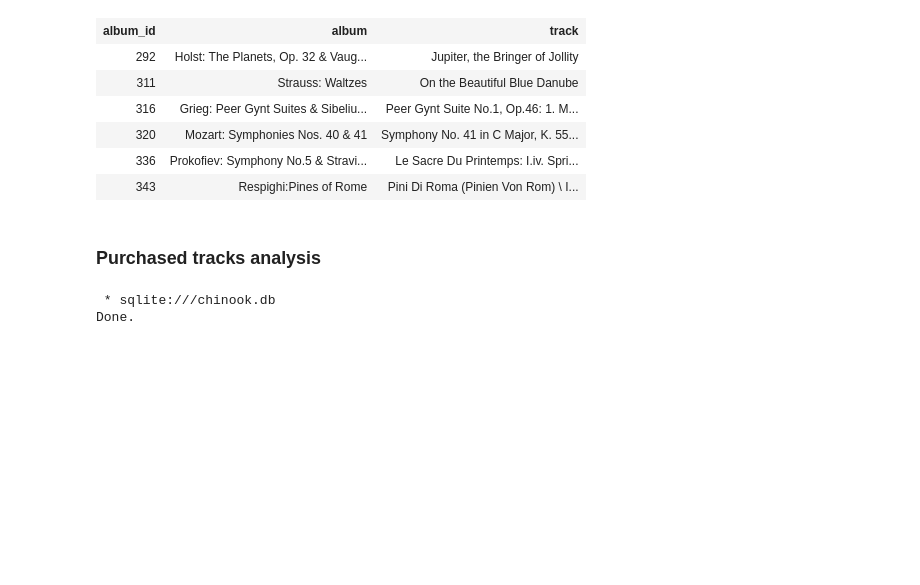
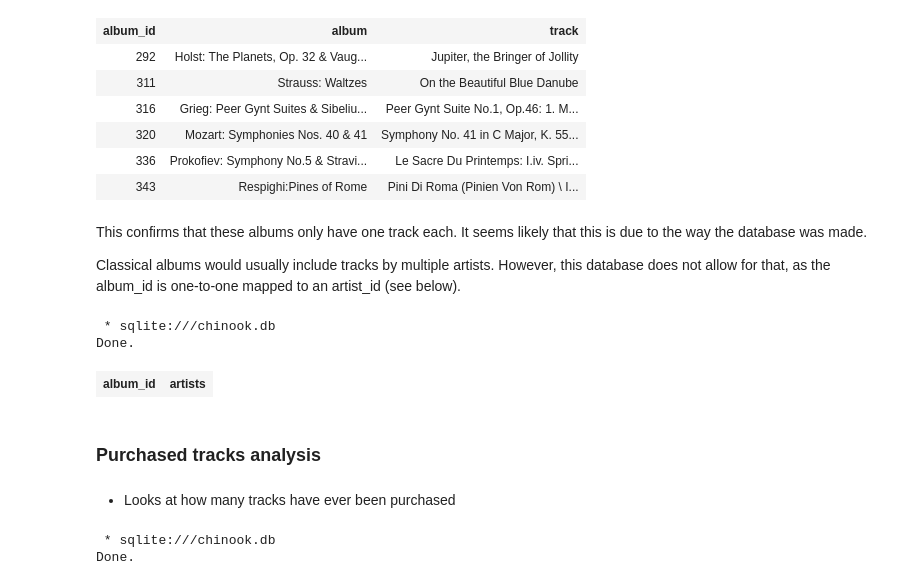
Before and after one commit to BtBully/SQL, a Jupyter notebook: Chinook SQL book.ipynb, the cells around one changed output. Drawn from its saved outputs; the diff is of its cells as text; code cells hidden in the pictures; blank space fills up the shorter version.

```diff
--- a/Chinook SQL book.ipynb
+++ b/Chinook SQL book.ipynb
@@ -395,8 +424,29 @@ Done.
 | 320 | Mozart: Symphonies Nos. 40 & 41 | Symphony No. 41 in C Major, K. 55... |
 | 336 | Prokofiev: Symphony No.5 & Stravi... | Le Sacre Du Printemps: I.iv. Spri... |
 | 343 | Respighi:Pines of Rome | Pini Di Roma (Pinien Von Rom) \ I... |
+# %% [markdown]
+This confirms that these albums only have one track each. It seems likely that this is due to the way the database was made.
+
+Classical albums would usually include tracks by multiple artists. However, this database does not allow for that, as the album_id is one-to-one mapped to an artist_id (see below).
+# %%
+%%sql
+
+-- # Checks for any albums with more than one artist
+
+SELECT
+    album_id,
+    COUNT(artist_id) AS artists
+FROM album
+GROUP BY album_id
+HAVING artists > 1
+# %% [output]
+ * sqlite:///chinook.db
+Done.
+| album_id | artists |
 # %% [markdown]
 ### Purchased tracks analysis
+# %% [markdown]
+ - Looks at how many tracks have ever been purchased
 # %%
 %%sql
 
```
Also changed, not shown: parts of 17 cells of this notebook.
